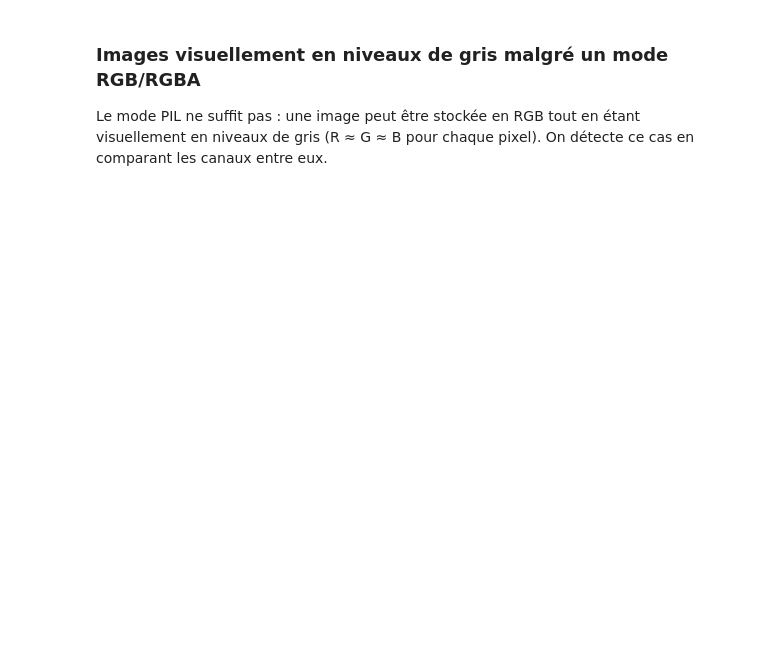
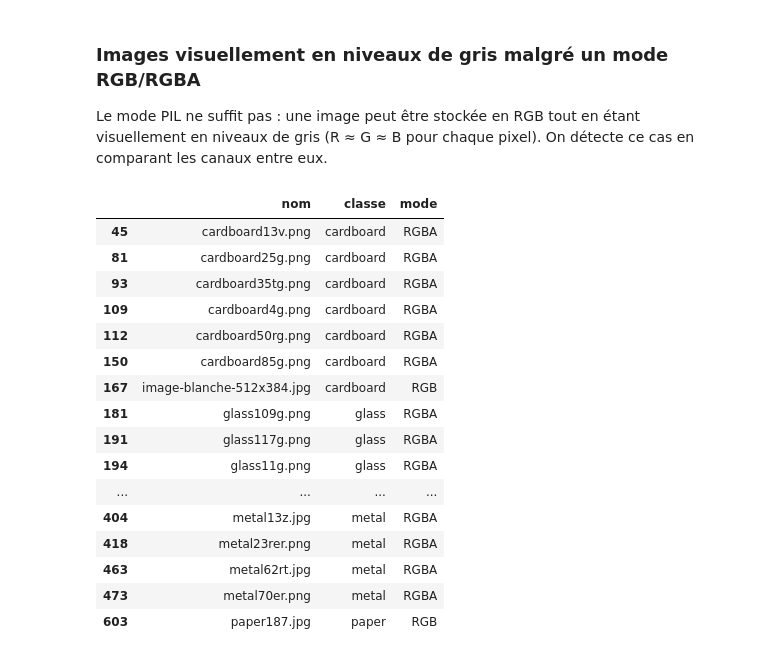
Before and after one commit to khadija470/atelier_prepa_donnees_images, a Jupyter notebook: notebooks/atelier_prepa_donnees_images.ipynb, the cells around one changed output. Cells and saved outputs as stored; diff of their text form; code cells hidden in the pictures; blank space fills up the shorter version.

Commit message:
Partie 5 - Application de la detection grayscale + reponse

```diff
--- a/notebooks/atelier_prepa_donnees_images.ipynb
+++ b/notebooks/atelier_prepa_donnees_images.ipynb
@@ -361,3 +361,25 @@ def est_grayscale_visuel(chemin: Path, seuil: float = SEUIL_ECART_CANAUX_GRIS) -
     r, g, b = arr[..., 0], arr[..., 1], arr[..., 2]
     ecart_max = max(np.abs(r - g).mean(), np.abs(r - b).mean(), np.abs(g - b).mean())
     return bool(ecart_max < seuil)
+# %%
+df_valides['grayscale_visuel'] = df_valides['chemin'].apply(lambda p: est_grayscale_visuel(Path(p)))
+images_grayscale = df_valides[df_valides['grayscale_visuel']]
+images_grayscale[['nom', 'classe', 'mode']]
+# %% [output]
+|  | nom | classe | mode |
+| 45 | cardboard13v.png | cardboard | RGBA |
+| 81 | cardboard25g.png | cardboard | RGBA |
+| 93 | cardboard35tg.png | cardboard | RGBA |
+| 109 | cardboard4g.png | cardboard | RGBA |
+| 112 | cardboard50rg.png | cardboard | RGBA |
+| 150 | cardboard85g.png | cardboard | RGBA |
+| 167 | image-blanche-512x384.jpg | cardboard | RGB |
+| 181 | glass109g.png | glass | RGBA |
+| 191 | glass117g.png | glass | RGBA |
+| 194 | glass11g.png | glass | RGBA |
+| ... | ... | ... | ... |
+| 404 | metal13z.jpg | metal | RGBA |
+| 418 | metal23rer.png | metal | RGBA |
+| 463 | metal62rt.jpg | metal | RGBA |
+| 473 | metal70er.png | metal | RGBA |
+| 603 | paper187.jpg | paper | RGB |
```
Also changed, not shown: parts of 2 cells of this notebook, 1 other file.
